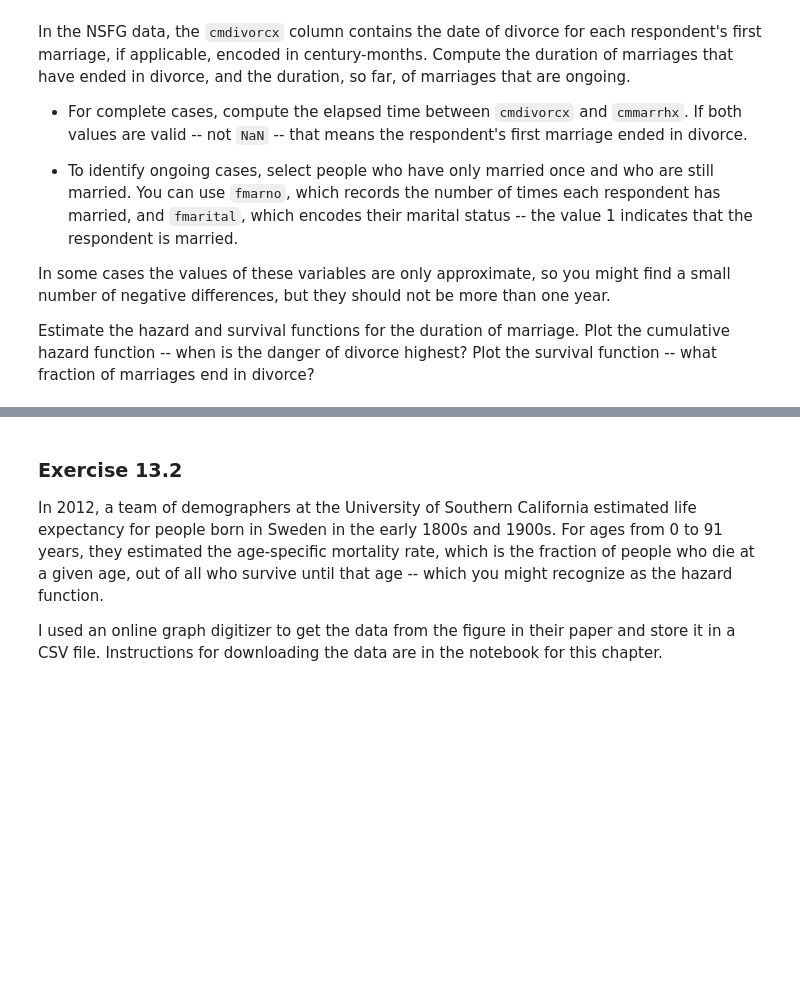
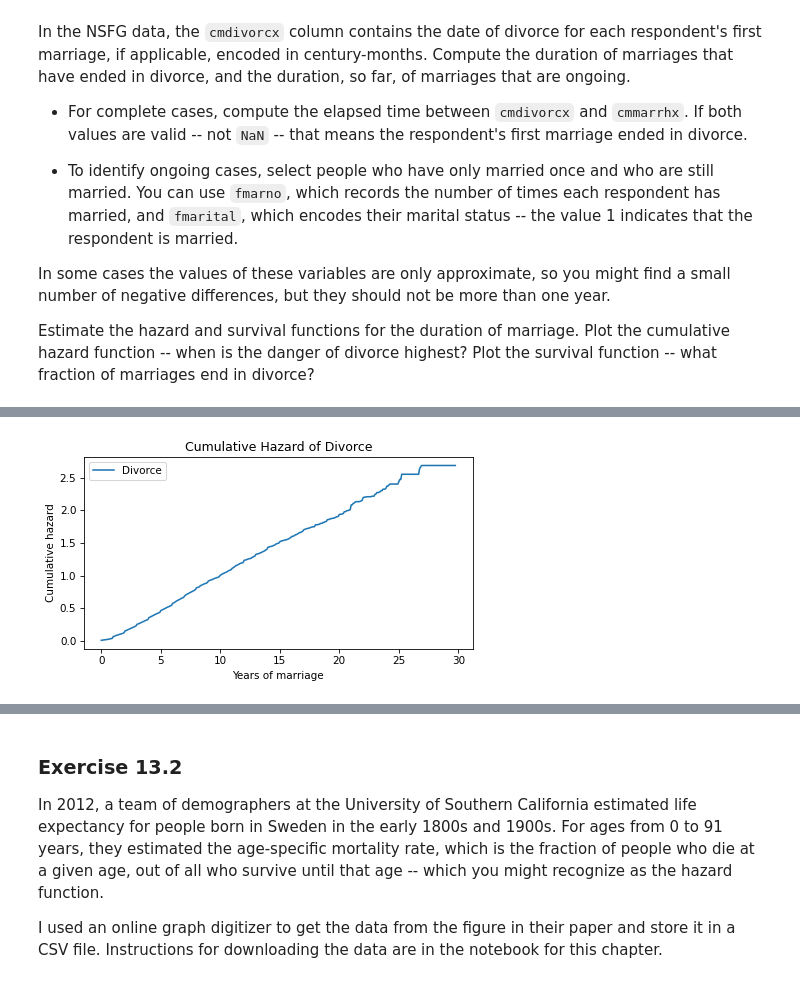
Before and after one commit to Malrangbbobbi/Think-Stats-Study, a Jupyter notebook: chap13.ipynb, the cells around one changed output, grey strips where cells are left out. Saved outputs shown, nothing was run; the diff lists cells and outputs as text; code cells hidden in the pictures; blank space fills up the shorter version.

```diff
--- a/chap13.ipynb
+++ b/chap13.ipynb
@@ -740,2 +921,13 @@ sample = resample_cycles(resp)
+# %%
+# Cumulative Hazard Function
+plt.figure()
+chf_divorce = hf_divorce.cumsum()
+chf_divorce.plot(label="Divorce")
+decorate(xlabel="Years of marriage",
+         ylabel="Cumulative hazard",
+         title="Cumulative Hazard of Divorce")
+plt.show()
+# %% [output]
+[figure, added]
 # %%
 # Solution goes here
```
Also changed, not shown: parts of 66 cells of this notebook, 3 other files.
